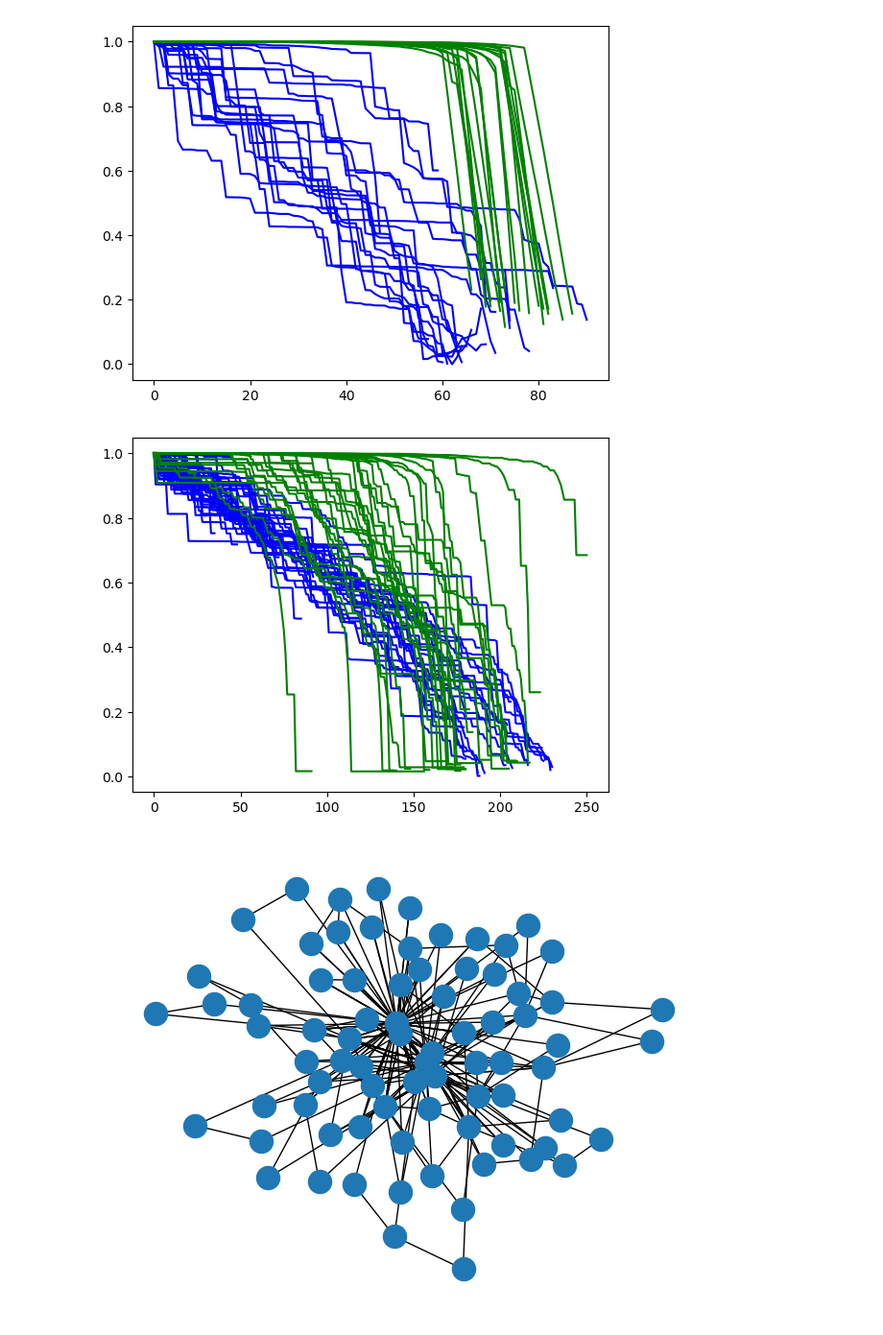
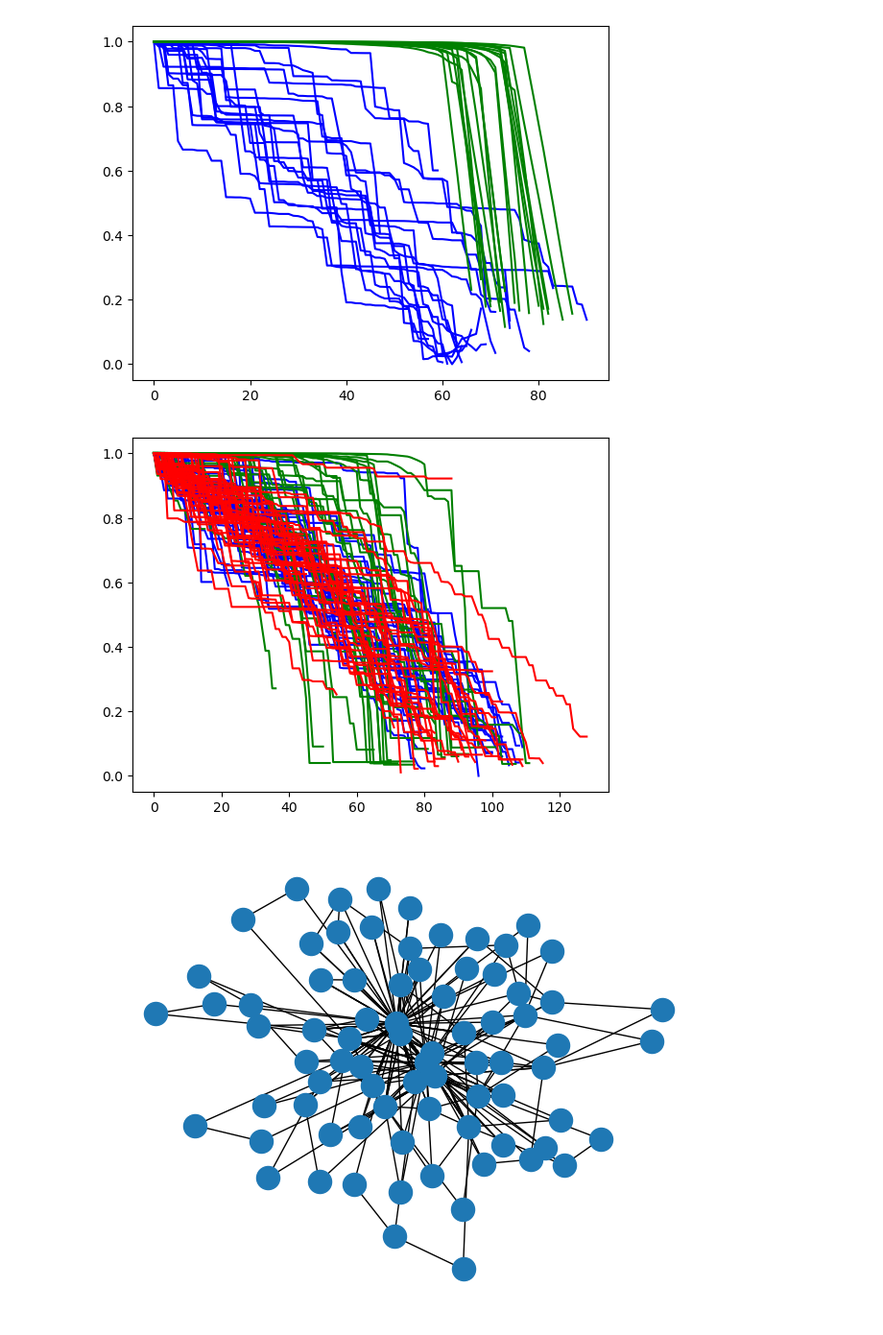
Before and after one commit to stringtherapy/hackathon, a Jupyter notebook: submission/classical_example.ipynb, the cells around one changed output. Shown at 96% size. Cells and saved outputs as stored; diff of their text form; code cells hidden in the pictures.

Commit message:
deleting a random edge from the densest subgraph

```diff
--- a/submission/classical_example.ipynb
+++ b/submission/classical_example.ipynb
@@ -183,6 +193,18 @@ def delete_weakest_link(graph,chosen_edge):
     nodes = list(graph.nodes())
     graph.remove_edge(nodes[chosen_edge[0]], nodes[chosen_edge[1]])
     return graph
+
+def delete_random_densest_edge(graph):
+    nodes=dsd.exact_densest(graph)[0]
+    edges = list(graph.edges)
+    #print(edges)
+    selection=[]
+    for l in edges:
+        if l[0] in nodes and l[1] in nodes:
+            selection.append((l[0],l[1]))
+    chosen_edge = random.choice(selection)
+    graph.remove_edge(chosen_edge[0], chosen_edge[1])
+    return graph
 # %%
 n=20
 n_exp=20
@@ -221,7 +243,7 @@ for k in tqdm(range(n_exp)):
 # %% [output]
 [figure]
 # %%
-n=200
+n=100
 n_exp=50
 
 for k in tqdm(range(n_exp)):
@@ -236,34 +258,54 @@ for k in tqdm(range(n_exp)):
             q,chosenedge=get_Q(G)
             if i and q>qs[i-1]:
                 break
             qs[i]=q
         except:
             break
         delete_random_edge(G)
 
     plt.plot(qs/qs[0],'b-')
 
 for k in tqdm(range(n_exp)):
 
     G=gen_graph_scalefree(n)
     loop_size = len(G.edges)
     qs=np.empty(loop_size)
     qs[:]=np.nan
 
     for i in range(loop_size):
         try:
             q,chosenedge=get_Q(G)
             if i and q>qs[i-1]:
                 break
             qs[i]=q
         except:
             break
         delete_weakest_link(G,chosenedge)
 
     plt.plot(qs/qs[0],'g-')
     #plt.ylim([0,1])
+
+for k in tqdm(range(n_exp)):
+
+    G=gen_graph_scalefree(n)
+    loop_size = len(G.edges)
+    qs=np.empty(loop_size)
+    qs[:]=np.nan
+
+    for i in range(loop_size):
+        try:
+            q,chosenedge=get_Q(G)
+            if i and q>qs[i-1]:
+                break
+            qs[i]=q
+        except:
+            break
+        delete_random_densest_edge(G)
+
+    plt.plot(qs/qs[0],'r-')
+    #plt.ylim([0,1])
 # %% [output]
-[figure, old version]
+[figure, new version]
 # %%
 nx.draw(G)
 # %% [output]
```
Also changed, not shown: parts of 5 cells of this notebook.
